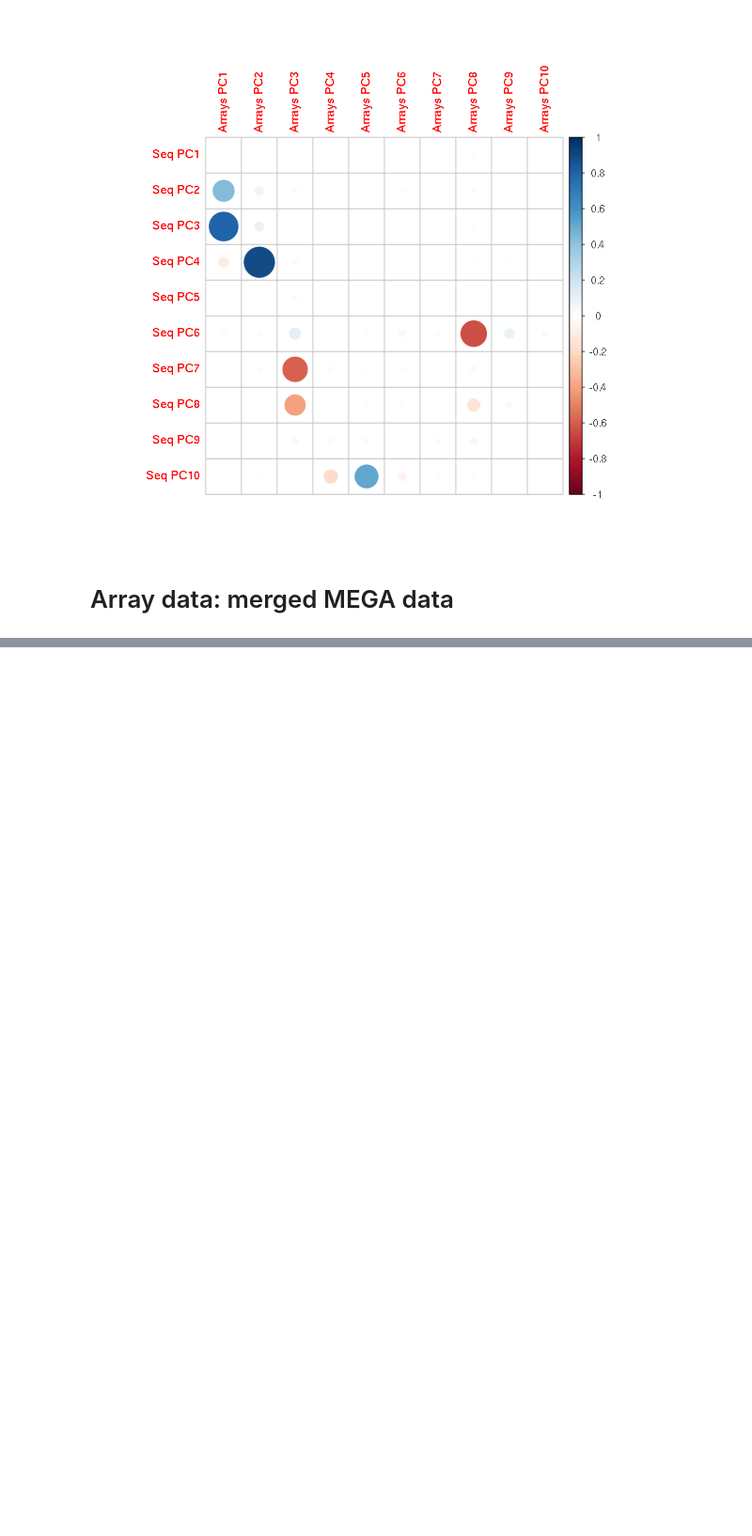
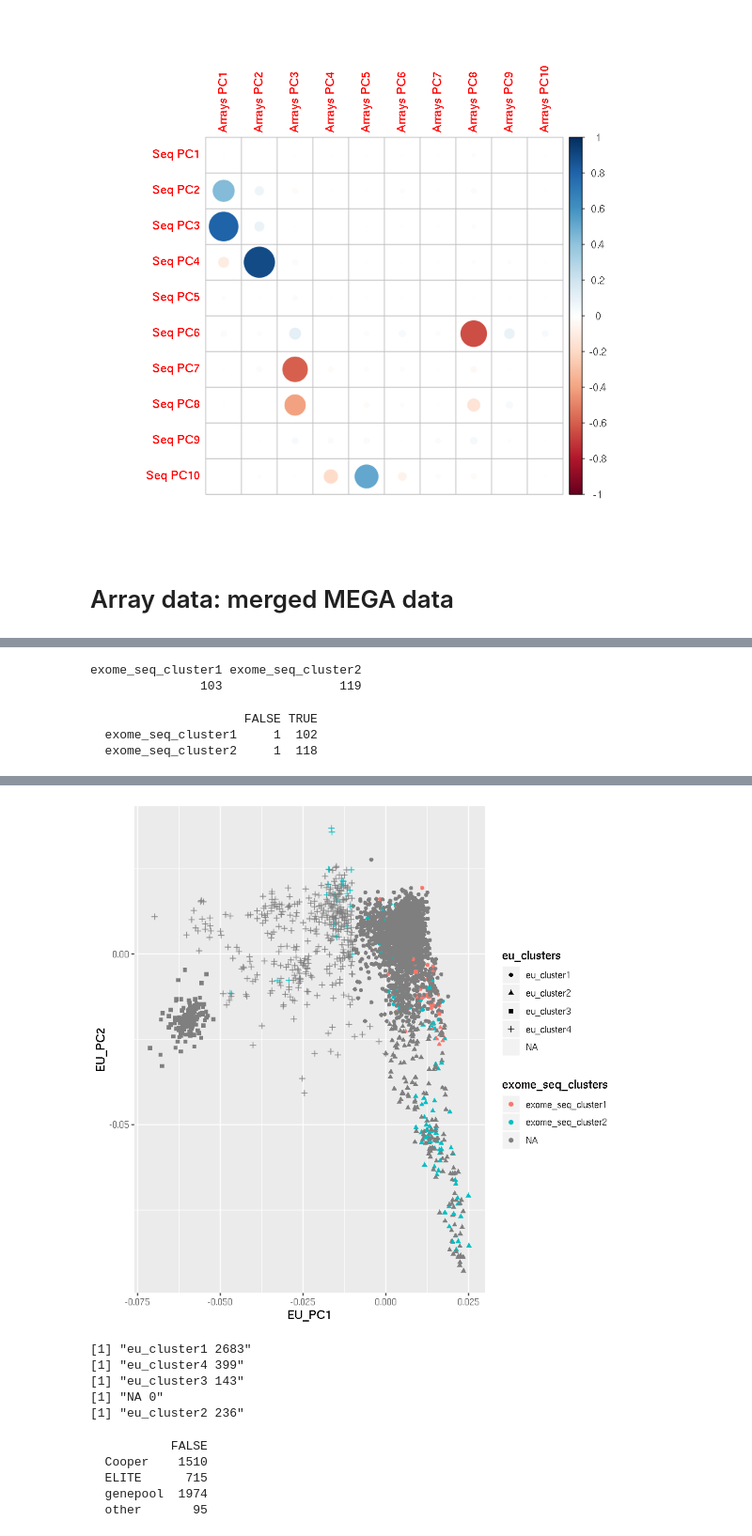
Before and after one commit to david-dd-amar/fitness_genetics, a Jupyter notebook: notebooks/pca_pop_struct_analyses.ipynb, the cells around one changed output, grey strips where cells are left out. Shown at 94% size. Saved outputs shown, nothing was run; the diff lists cells and outputs as text; code cells hidden in the pictures; blank space fills up the shorter version.

```diff
--- a/notebooks/pca_pop_struct_analyses.ipynb
+++ b/notebooks/pca_pop_struct_analyses.ipynb
@@ -531,0 +618,12 @@ The following object is masked from ‘package:base’:
+# %%
+table(eu_clusters$exome_seq_clusters)
+table(eu_clusters$exome_seq_clusters,pheno$is_eu)
+p = ggplot(pheno) +
+geom_point(aes(x=EU_PC1, y=EU_PC2,col=exome_seq_clusters, shape=eu_clusters))
+plot(p)
+# %% [output]
+exome_seq_cluster1 exome_seq_cluster2
+               103                119
+                     FALSE TRUE
+  exome_seq_cluster1     1  102
+  exome_seq_cluster2     1  118
@@ -531,0 +632,27 @@ The following object is masked from ‘package:base’:
+[figure, added]
+# %%
+# Print the EU clusters to phe files
+for(cl in unique(pheno$eu_clusters)){
+    samps = pheno[[1]][pheno$eu_clusters == cl]
+    samps = samps[!is.na(samps)]
+    print(paste(cl,length(samps)))
+    samps = c("#IID",samps)
+    write.table(t(t(samps)),
+            file=paste0("/oak/stanford/groups/euan/projects/fitness_genetics/pheno/",cl,".phe"),
+            row.names=F,col.names=F,sep="\t",quote=F)
+}
+# %% [output]
+[1] "eu_cluster1 2683"
+[1] "eu_cluster4 399"
+[1] "eu_cluster3 143"
+[1] "NA 0"
+[1] "eu_cluster2 236"
+# %%
+# extract some stats
+table(pheno$Cohort,is.na(pheno$PC1))
+# %% [output]
+           FALSE
+  Cooper    1510
+  ELITE      715
+  genepool  1974
+  other       95
```
Also changed, not shown: parts of 9 cells of this notebook, 3 other files.
